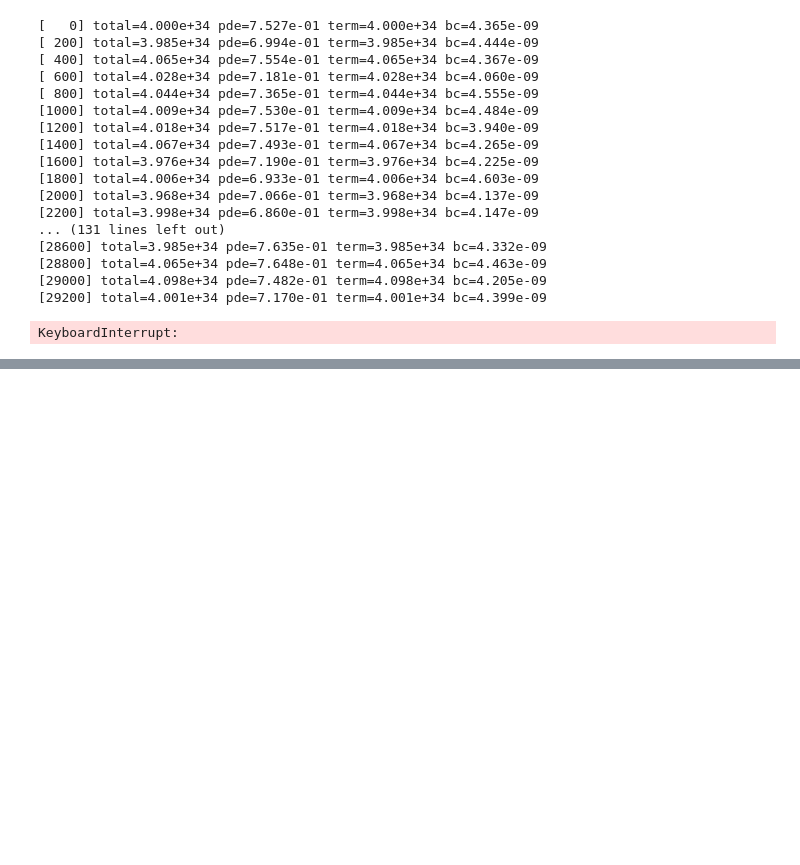
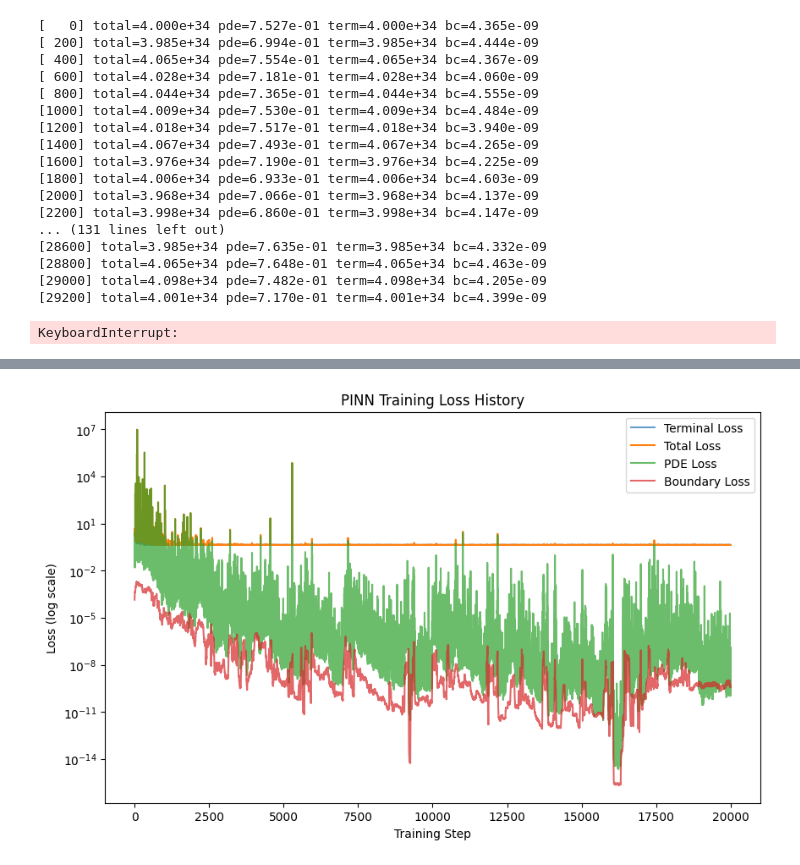
Before and after one commit to SahilKhaja/Physics-Informed-Neural-Networks-for-Dynamic-Option-hedging, a Jupyter notebook: PINN based Option Hedging.ipynb, the cells around one changed output, grey strips where cells are left out. Saved outputs shown, nothing was run; the diff lists cells and outputs as text; code cells hidden in the pictures; blank space fills up the shorter version.

```diff
--- a/PINN based Option Hedging.ipynb
+++ b/PINN based Option Hedging.ipynb
@@ -244,0 +457,15 @@ KeyboardInterrupt:
+# %%
+plt.figure(figsize=(10,6))
+plt.plot(term_history, label='Terminal Loss', alpha=0.7)
+
+plt.plot(loss_history, label='Total Loss')
+plt.plot(pde_history, label='PDE Loss', alpha=0.7)
+plt.plot(bc_history, label='Boundary Loss', alpha=0.7)
+plt.yscale('log')
+plt.xlabel('Training Step')
+plt.ylabel('Loss (log scale)')
+plt.title('PINN Training Loss History')
+plt.legend()
+plt.show()
+# %% [output]
+[figure, added]
```
Also changed, not shown: parts of 21 cells of this notebook.
